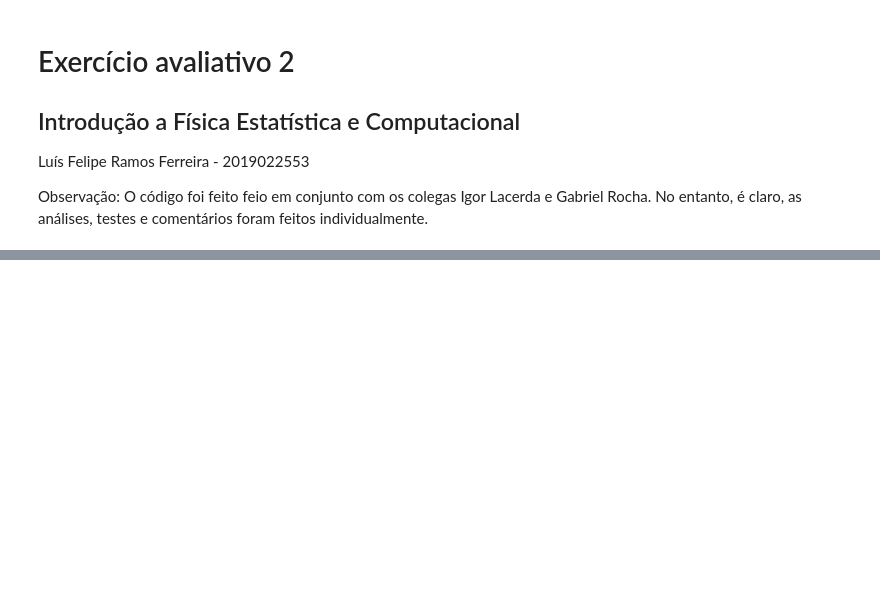
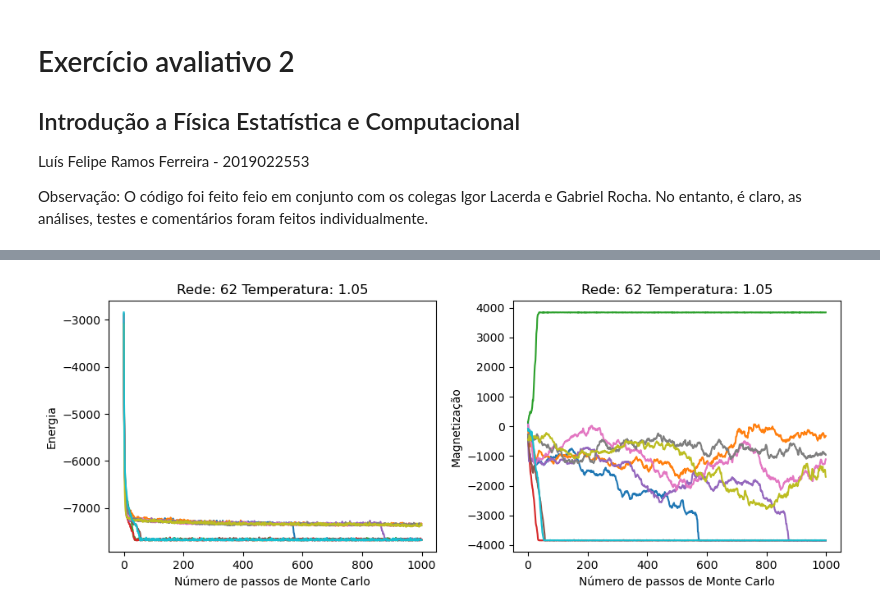
Before and after one commit to lframosferreira/fisica-estatistica-computacional, a Jupyter notebook: termalizacao_ising/main.ipynb, the cells around one changed output, grey strips where cells are left out. Saved outputs shown, nothing was run; the diff lists cells and outputs as text; code cells hidden in the pictures; blank space fills up the shorter version.

```diff
--- a/termalizacao_ising/main.ipynb
+++ b/termalizacao_ising/main.ipynb
@@ -157,0 +105,4 @@ Novamente, o caso "exagerado" ficou não inteligível. Não houve convergência
+# %%
+plot_execucoes(N=10, comprimento=62, temperatura=1.05)
+# %% [output]
+[figure, added]
```
Also changed, not shown: parts of 14 cells of this notebook.
